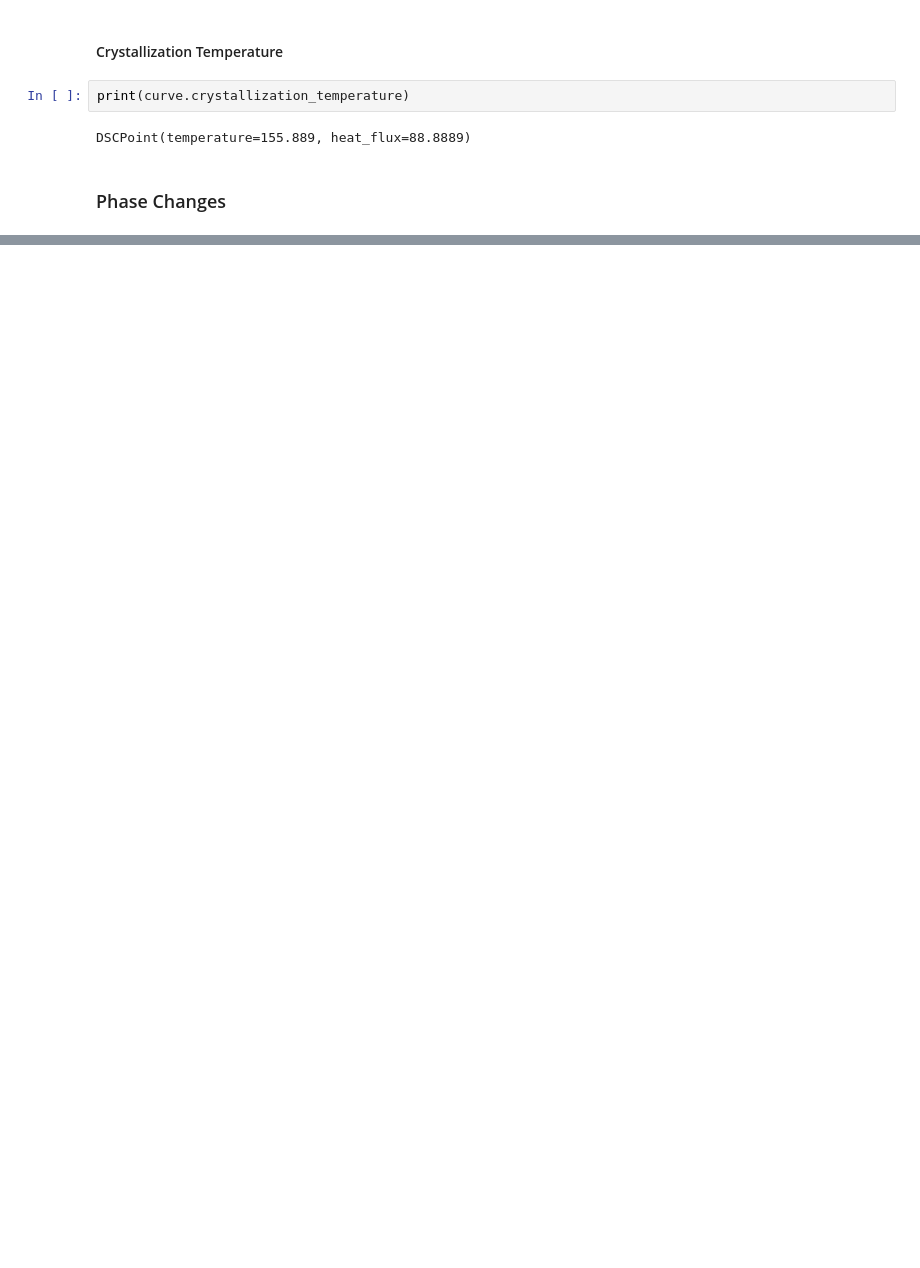
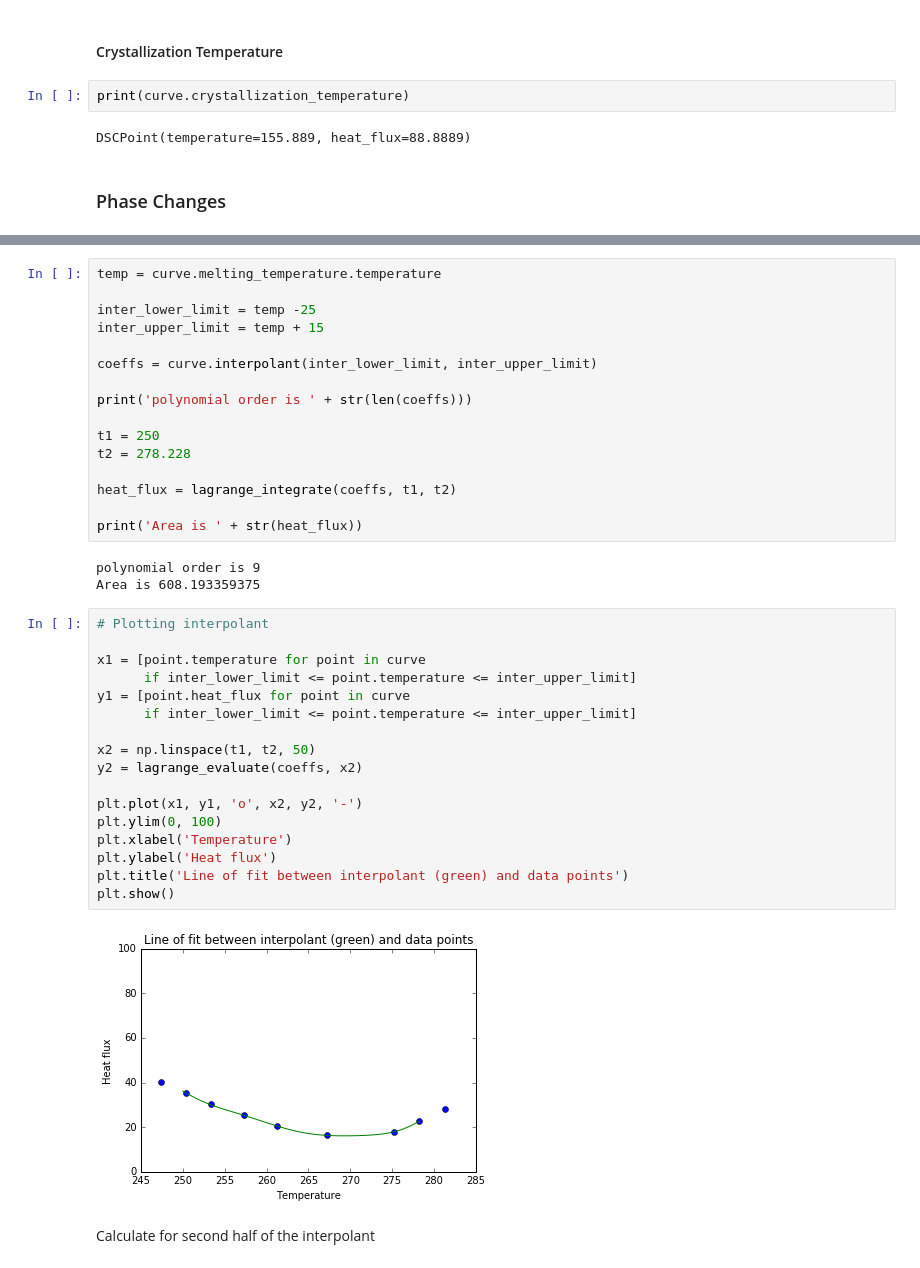
Before and after one commit to MichalKononenko/NE336-Lab1, a Jupyter notebook: lab1/part4.ipynb, the cells around one changed output, grey strips where cells are left out. Cells and saved outputs as stored; diff of their text form; blank space fills up the shorter version.

```diff
--- a/lab1/part4.ipynb
+++ b/lab1/part4.ipynb
@@ -47,0 +150,40 @@ DSCPoint(temperature=155.889, heat_flux=88.8889)
+# %%
+temp = curve.melting_temperature.temperature
+
+inter_lower_limit = temp -25
+inter_upper_limit = temp + 15
+
+coeffs = curve.interpolant(inter_lower_limit, inter_upper_limit)
+
+print('polynomial order is ' + str(len(coeffs)))
+
+t1 = 250
+t2 = 278.228
+
+heat_flux = lagrange_integrate(coeffs, t1, t2)
+
+print('Area is ' + str(heat_flux))
+# %% [output]
+polynomial order is 9
+Area is 608.193359375
+# %%
+# Plotting interpolant
+
+x1 = [point.temperature for point in curve
+      if inter_lower_limit <= point.temperature <= inter_upper_limit]
+y1 = [point.heat_flux for point in curve
+      if inter_lower_limit <= point.temperature <= inter_upper_limit]
+
+x2 = np.linspace(t1, t2, 50)
+y2 = lagrange_evaluate(coeffs, x2)
+
+plt.plot(x1, y1, 'o', x2, y2, '-')
+plt.ylim(0, 100)
+plt.xlabel('Temperature')
+plt.ylabel('Heat flux')
+plt.title('Line of fit between interpolant (green) and data points')
+plt.show()
+# %% [output]
+[figure, added]
+# %% [markdown]
+Calculate for second half of the interpolant
```
Also changed, not shown: parts of 27 cells of this notebook, 3 other files.
